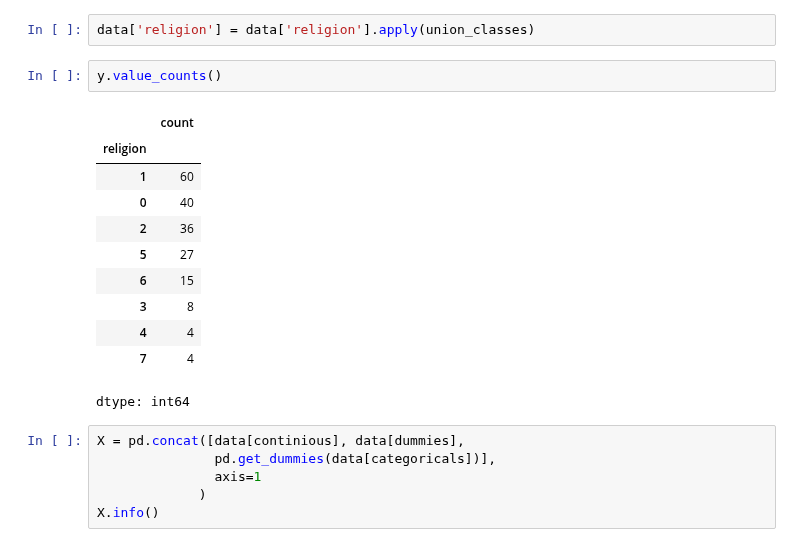
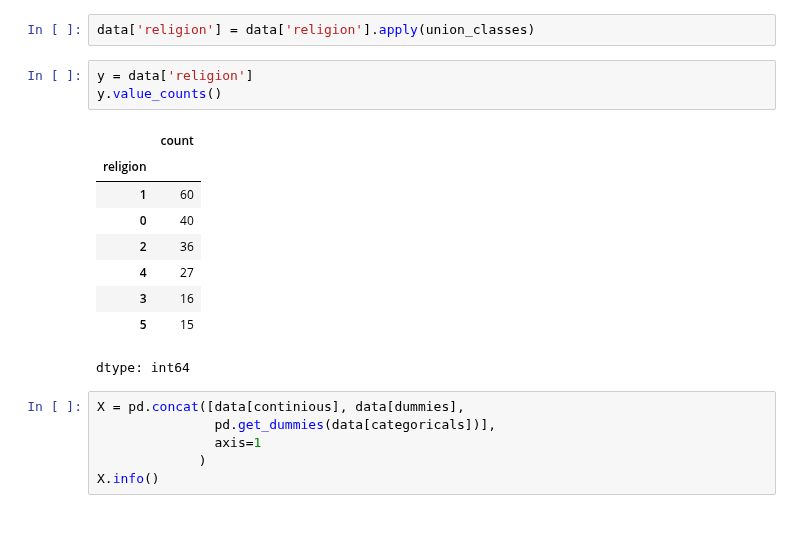
Before and after one commit to desve/AML-54, a Jupyter notebook: 16 Лабораторная работа по курсу/16 Homework_.ipynb, the cells around one changed output. Drawn from its saved outputs; the diff is of its cells as text.

```diff
--- a/16 Лабораторная работа по курсу/16 Homework_.ipynb
+++ b/16 Лабораторная работа по курсу/16 Homework_.ipynb
@@ -204,18 +202,17 @@ def union_classes(x):
 # %%
 data['religion'] = data['religion'].apply(union_classes)
 # %%
+y = data['religion']
 y.value_counts()
 # %% [output]
 |  | count |
 | religion |  |
 | 1 | 60 |
 | 0 | 40 |
 | 2 | 36 |
-| 5 | 27 |
-| 6 | 15 |
-| 3 | 8 |
-| 4 | 4 |
-| 7 | 4 |
+| 4 | 27 |
+| 3 | 16 |
+| 5 | 15 |
 dtype: int64
 # %%
 X = pd.concat([data[continious], data[dummies],
```
Also changed, not shown: parts of 31 cells of this notebook.
